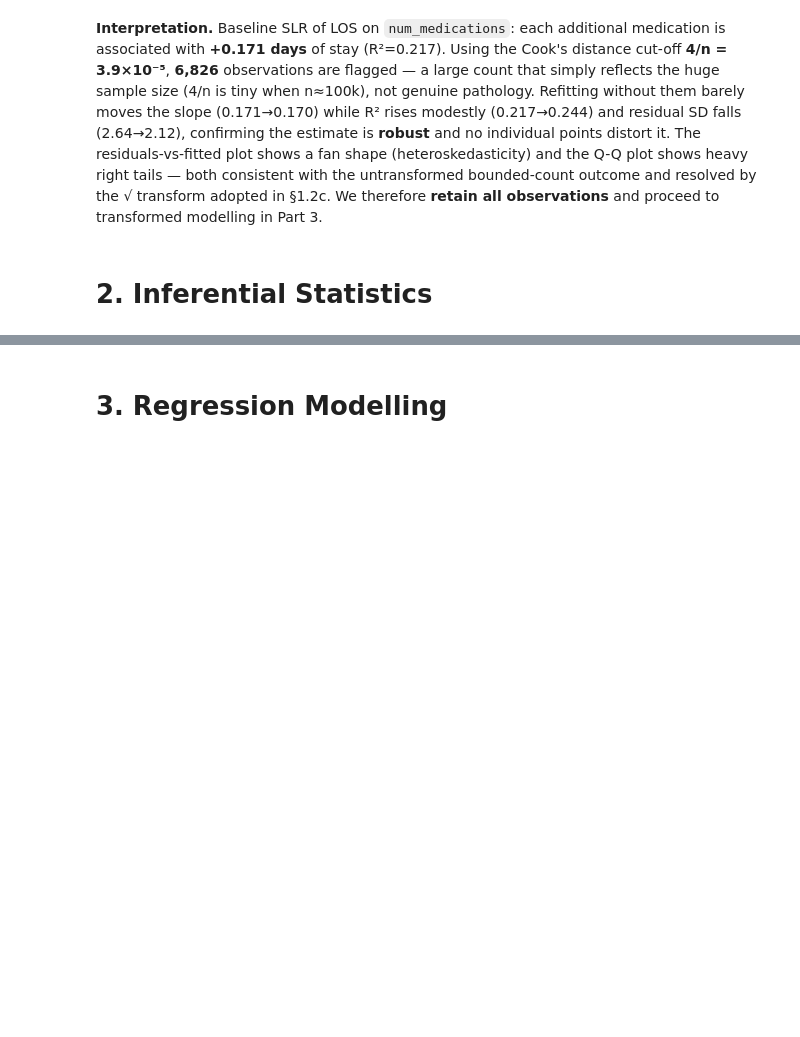
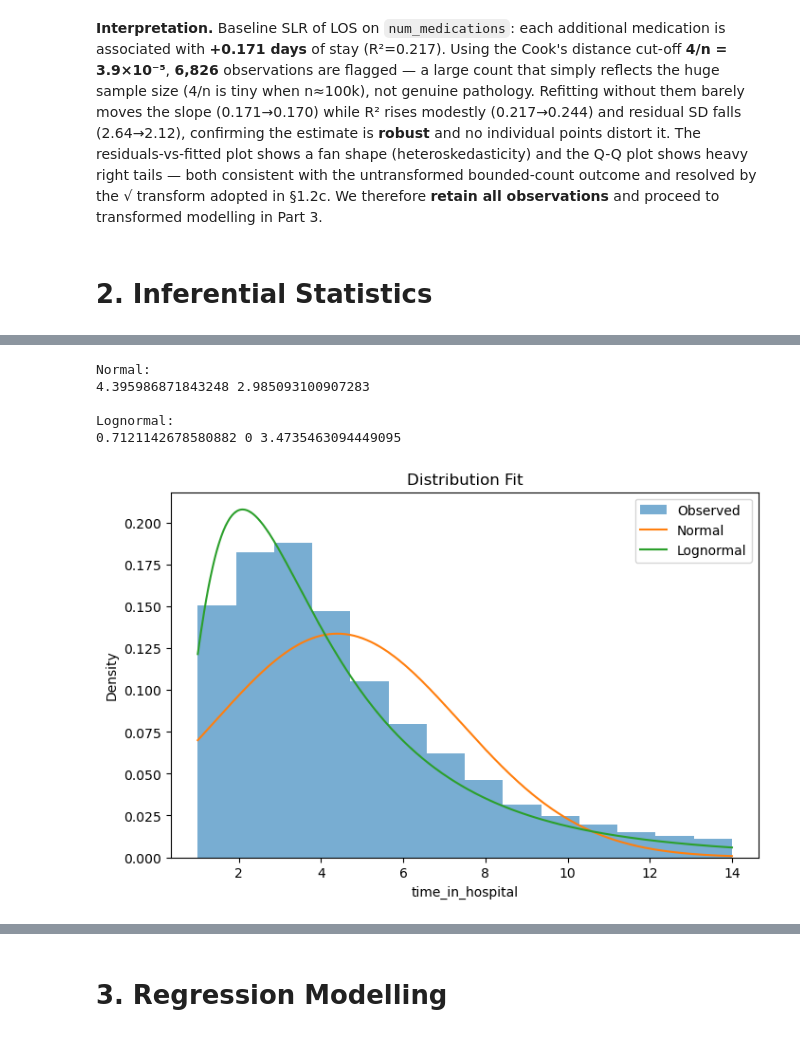
Before and after one commit to unluckytau/WQD7013-Final-Project, a Jupyter notebook: WQD7013_FINALPROJECT.ipynb, the cells around one changed output, grey strips where cells are left out. Saved outputs shown, nothing was run; the diff lists cells and outputs as text; code cells hidden in the pictures; blank space fills up the shorter version.

```diff
--- a/WQD7013_FINALPROJECT.ipynb
+++ b/WQD7013_FINALPROJECT.ipynb
@@ -427,0 +987,16 @@ Five largest time_in_hospital values: [14.0, 14.0, 14.0, 14.0, 14.0]
+# %%
+df_part2['admission_type_grp'] = np.where(
+    df_part2['admission_type_id'].isin([4, 7, 8]),
+    'Other',
+    df_part2['admission_type_id'].astype(str)
+)
+
+ct1_new = pd.crosstab(
+    df_part2['admission_type_grp'],
+    df_part2['readmitted_30']
+)
+
+chi2_new, p_new, dof_new, expected_new =  chi2_contingency(ct1_new)
+
+print("Minimum expected count =",
+      expected_new.min())
@@ -427,0 +1082,56 @@ Five largest time_in_hospital values: [14.0, 14.0, 14.0, 14.0, 14.0]
+# %%
+# continuous variable ->time_in_hospital
+# count variable  ->number_emergency
+# normal and a lognormal distribution by MLE
+import scipy.stats as stats
+x = df_part2['time_in_hospital'].dropna()
+mu_norm, sigma_norm = stats.norm.fit(x)
+shape_lognorm, loc_lognorm, scale_lognorm = stats.lognorm.fit(x, floc=0)
+print("Normal:")
+print(mu_norm, sigma_norm)
+print("\nLognormal:")
+print(shape_lognorm,
+      loc_lognorm,
+      scale_lognorm)
+# Overlay both fitted PDFs on a histogram
+plt.figure(figsize=(8,5))
+plt.hist(
+    x,
+    bins=14,
+    density=True,
+    alpha=0.6,
+    label='Observed')
+xs = np.linspace(
+    x.min(),
+    x.max(),
+    500)
+plt.plot(
+    xs,
+    stats.norm.pdf(
+        xs,
+        mu_norm,
+        sigma_norm
+    ),
+    label='Normal')
+plt.plot(
+    xs,
+    stats.lognorm.pdf(
+        xs,
+        shape_lognorm,
+        loc_lognorm,
+        scale_lognorm
+    ),
+    label='Lognormal')
+plt.xlabel("time_in_hospital")
+plt.ylabel("Density")
+plt.title("Distribution Fit")
+plt.legend()
+plt.show()
+#Kolmogorov–Smirnov test
+# %% [output]
+Normal:
+4.395986871843248 2.985093100907283
+
+Lognormal:
+0.7121142678580882 0 3.4735463094449095
+[figure, added]
```
Also changed, not shown: parts of 57 cells of this notebook.
